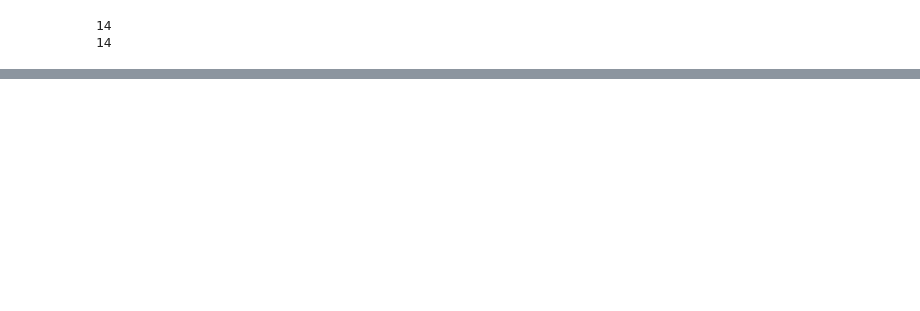
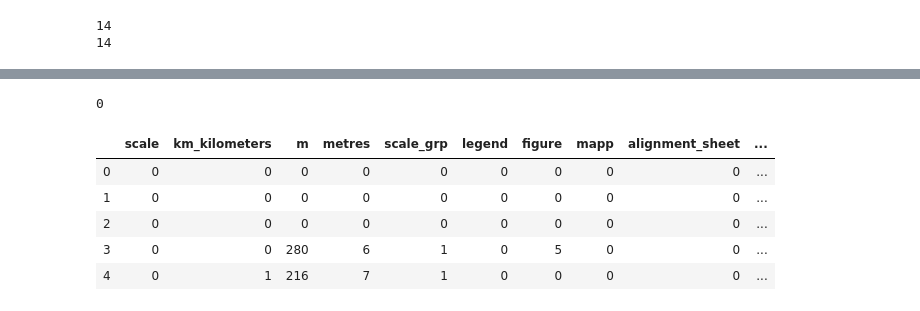
Before and after one commit to iVibudh/CER-classify-maps, a Jupyter notebook: root/main.ipynb, the cells around one changed output, grey strips where cells are left out. Cells and saved outputs as stored; diff of their text form; code cells hidden in the pictures; blank space fills up the shorter version.

```diff
--- a/root/main.ipynb
+++ b/root/main.ipynb
@@ -228,11 +201,20 @@ print(len(Pages))
 # %%
-# X_df_valid.to_csv("C:\\Users\\singvibu\\Desktop\\GIS Location Extraction\\features_valid.csv")
-# dataIDs_valid.to_csv("C:\\Users\\singvibu\\Desktop\\GIS Location Extraction\\dataIDs_valid.csv")
-# print(len(error_files))
+X_df_valid.to_csv(path + "\\data\\features_valid.csv")
+dataIDs_valid.to_csv(path + "\\data\\dataIDs_valid.csv")
+print(len(error_files))
+# %% [output]
+0
 # %%
-X_df_valid = pd.read_csv("C:\\Users\\singvibu\\Desktop\\GIS Location Extraction\\features_valid.csv", index_col = 0)
-dataIDs_valid = pd.read_csv("C:\\Users\\singvibu\\Desktop\\GIS Location Extraction\\dataIDs_valid.csv", index_col = 0)
+X_df_valid = pd.read_csv(path + "\\data\\features_valid.csv", index_col = 0)
+dataIDs_valid = pd.read_csv(path + "\\data\\dataIDs_valid.csv", index_col = 0)
 X_df_valid.head()
+# %% [output]
+|  | scale | km_kilometers | m | metres | scale_grp | legend | figure | mapp | alignment_sheet | ... |
+| 0 | 0 | 0 | 0 | 0 | 0 | 0 | 0 | 0 | 0 | ... |
+| 1 | 0 | 0 | 0 | 0 | 0 | 0 | 0 | 0 | 0 | ... |
+| 2 | 0 | 0 | 0 | 0 | 0 | 0 | 0 | 0 | 0 | ... |
+| 3 | 0 | 0 | 280 | 6 | 1 | 0 | 5 | 0 | 0 | ... |
+| 4 | 0 | 1 | 216 | 7 | 1 | 0 | 0 | 0 | 0 | ... |
 # %%
 X_df_features_valid = X_df_valid.copy()
 X_df_features_valid.drop(columns=['dataID_pageNo'], inplace=True)
```
Also changed, not shown: parts of 46 cells of this notebook, 4 other files.
